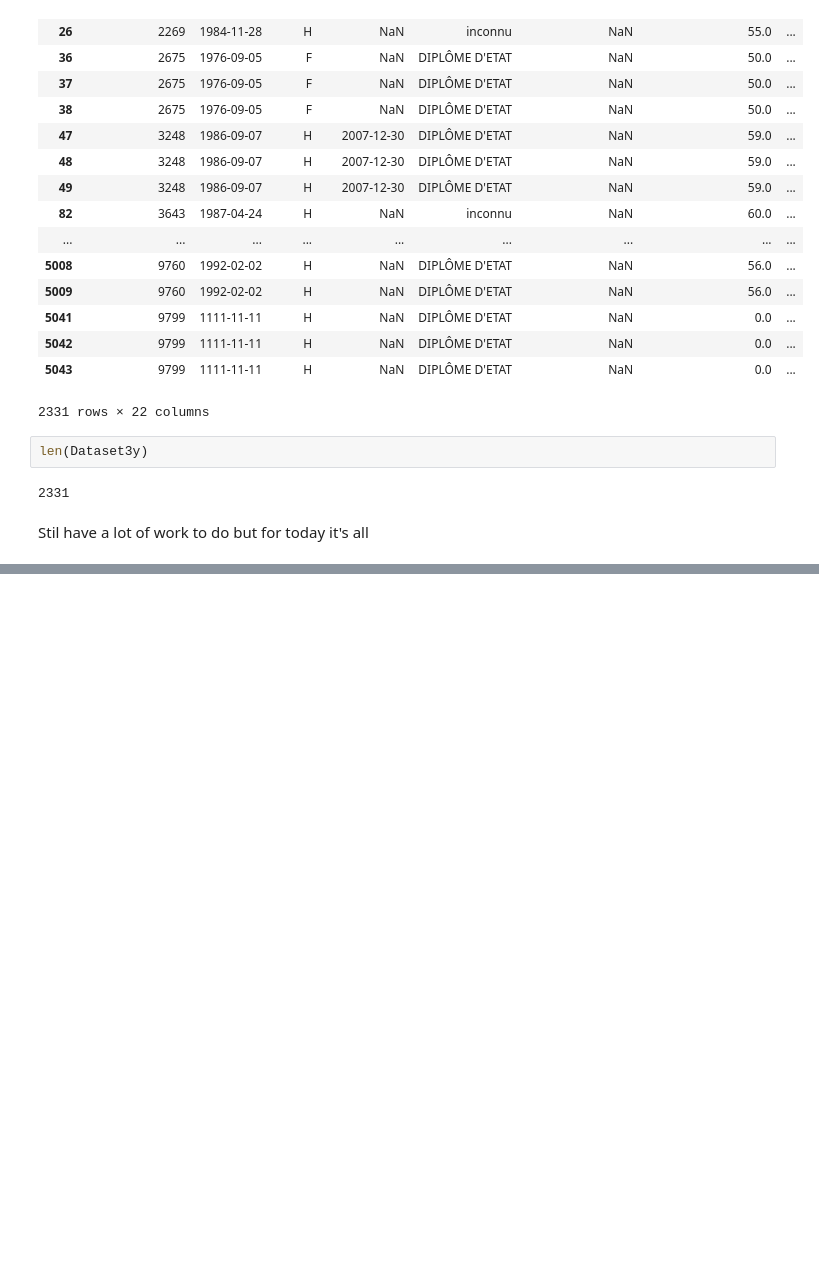
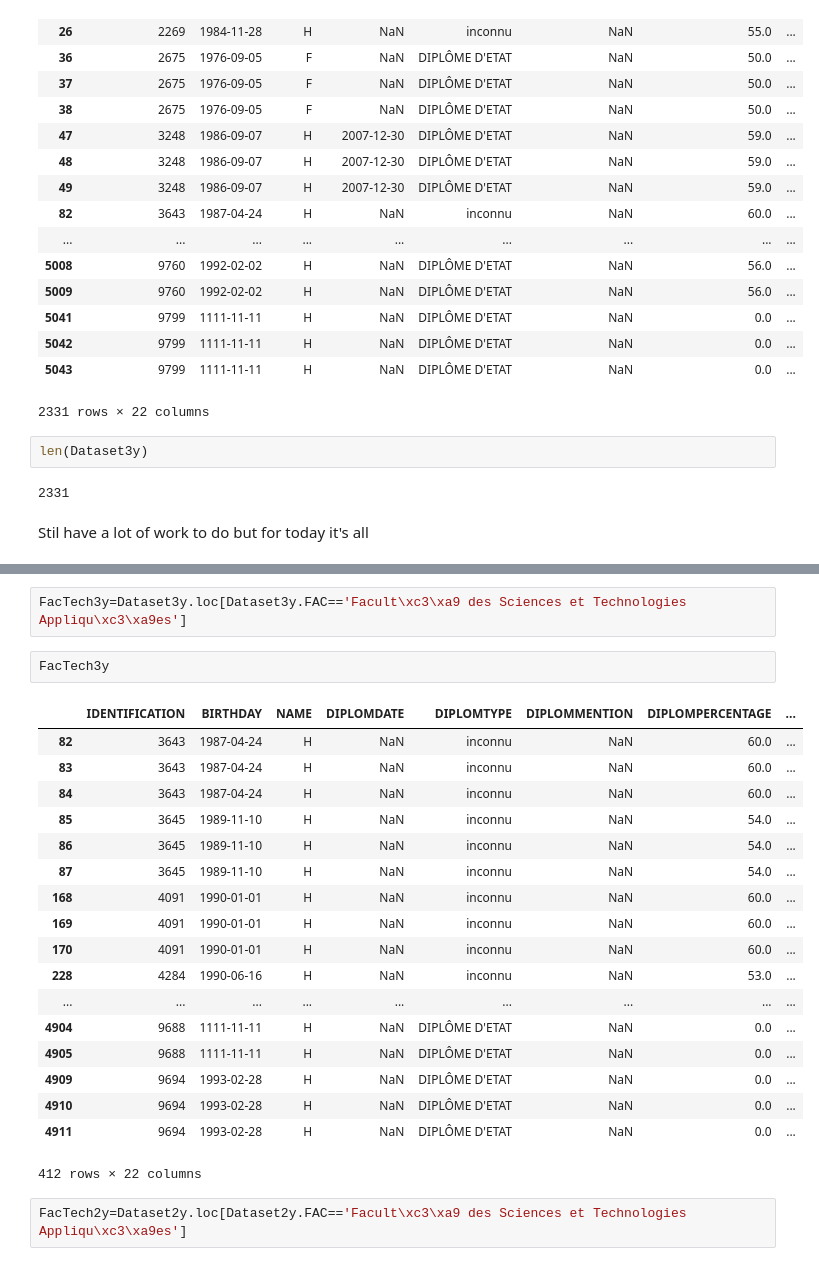
Before and after one commit to espoirMur/Student-Grade-Predictor, a Jupyter notebook: Memory-Cleanning Data_Draft1.ipynb, the cells around one changed output, grey strips where cells are left out. Saved outputs shown, nothing was run; the diff lists cells and outputs as text; blank space fills up the shorter version.

```diff
--- a/Memory-Cleanning Data_Draft1.ipynb
+++ b/Memory-Cleanning Data_Draft1.ipynb
@@ -566,0 +692,25 @@ Stil have a lot of work to do but for today it's all
+# %%
+FacTech3y=Dataset3y.loc[Dataset3y.FAC=='Facult\xc3\xa9 des Sciences et Technologies Appliqu\xc3\xa9es']
+# %%
+FacTech3y
+# %% [output]
+|  | IDENTIFICATION | BIRTHDAY | NAME | DIPLOMDATE | DIPLOMTYPE | DIPLOMMENTION | DIPLOMPERCENTAGE | ... |
+| 82 | 3643 | 1987-04-24 | H | NaN | inconnu | NaN | 60.0 | ... |
+| 83 | 3643 | 1987-04-24 | H | NaN | inconnu | NaN | 60.0 | ... |
+| 84 | 3643 | 1987-04-24 | H | NaN | inconnu | NaN | 60.0 | ... |
+| 85 | 3645 | 1989-11-10 | H | NaN | inconnu | NaN | 54.0 | ... |
+| 86 | 3645 | 1989-11-10 | H | NaN | inconnu | NaN | 54.0 | ... |
+| 87 | 3645 | 1989-11-10 | H | NaN | inconnu | NaN | 54.0 | ... |
+| 168 | 4091 | 1990-01-01 | H | NaN | inconnu | NaN | 60.0 | ... |
+| 169 | 4091 | 1990-01-01 | H | NaN | inconnu | NaN | 60.0 | ... |
+| 170 | 4091 | 1990-01-01 | H | NaN | inconnu | NaN | 60.0 | ... |
+| 228 | 4284 | 1990-06-16 | H | NaN | inconnu | NaN | 53.0 | ... |
+| ... | ... | ... | ... | ... | ... | ... | ... | ... |
+| 4904 | 9688 | 1111-11-11 | H | NaN | DIPLÔME D'ETAT | NaN | 0.0 | ... |
+| 4905 | 9688 | 1111-11-11 | H | NaN | DIPLÔME D'ETAT | NaN | 0.0 | ... |
+| 4909 | 9694 | 1993-02-28 | H | NaN | DIPLÔME D'ETAT | NaN | 0.0 | ... |
+| 4910 | 9694 | 1993-02-28 | H | NaN | DIPLÔME D'ETAT | NaN | 0.0 | ... |
+| 4911 | 9694 | 1993-02-28 | H | NaN | DIPLÔME D'ETAT | NaN | 0.0 | ... |
+412 rows × 22 columns
+# %%
+FacTech2y=Dataset2y.loc[Dataset2y.FAC=='Facult\xc3\xa9 des Sciences et Technologies Appliqu\xc3\xa9es']
```
Also changed, not shown: parts of 59 cells of this notebook.
